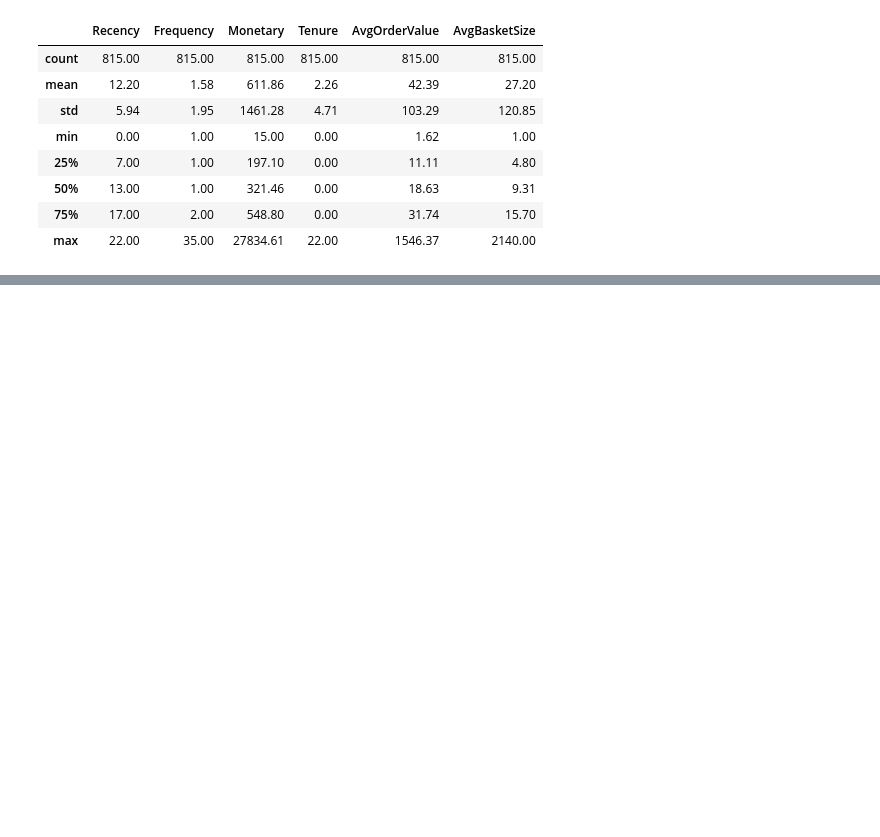
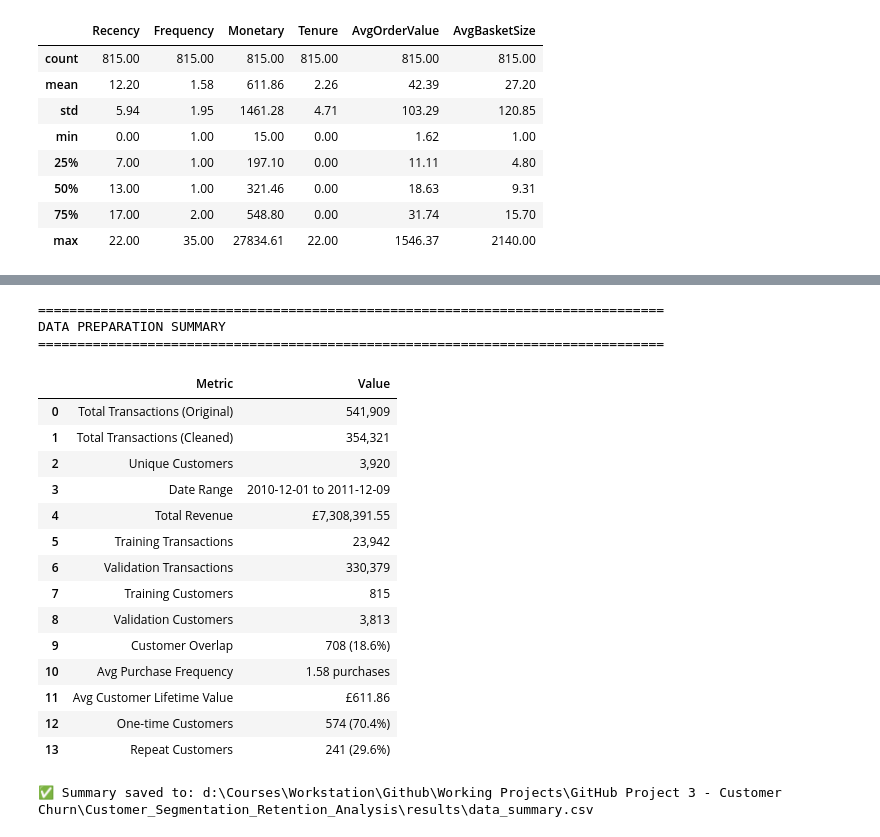
Before and after one commit to HarpinderC/ML-Business-Intelligence, a Jupyter notebook: customer-retention-analysis/notebooks/01_data_exploration.ipynb, the cells around one changed output, grey strips where cells are left out. Saved outputs shown, nothing was run; the diff lists cells and outputs as text; code cells hidden in the pictures; blank space fills up the shorter version.

```diff
--- a/customer-retention-analysis/notebooks/01_data_exploration.ipynb
+++ b/customer-retention-analysis/notebooks/01_data_exploration.ipynb
@@ -1099,0 +1289,70 @@ RFM Summary Statistics:
+# %%
+# ┌────────────────────────────────────────────────────────────┐
+# │ Final Summary Statistics                                  │
+# └────────────────────────────────────────────────────────────┘
+
+summary = {
+    'Metric': [
+        'Total Transactions (Original)',
+        'Total Transactions (Cleaned)',
+        'Unique Customers',
+        'Date Range',
+        'Total Revenue',
+        'Training Transactions',
+        'Validation Transactions',
+        'Training Customers',
+        'Validation Customers',
+        'Customer Overlap',
+        'Avg Purchase Frequency',
+        'Avg Customer Lifetime Value',
+        'One-time Customers',
+        'Repeat Customers'
+    ],
+    'Value': [
+        f"{len(df_raw):,}",
+        f"{len(purchases):,}",
+        f"{purchases['CustomerID'].nunique():,}",
+        f"{purchases['InvoiceDate'].min().date()} to {purchases['InvoiceDate'].max().date()}",
+        f"£{purchases['Revenue'].sum():,.2f}",
+        f"{len(train_data):,}",
+        f"{len(validation_data):,}",
+        f"{train_data['CustomerID'].nunique():,}",
+        f"{validation_data['CustomerID'].nunique():,}",
+        f"{len(overlap):,} ({len(overlap)/len(val_customers)*100:.1f}%)",
+        f"{rfm['Frequency'].mean():.2f} purchases",
+        f"£{rfm['Monetary'].mean():.2f}",
+        f"{(rfm['Frequency'] == 1).sum():,} ({(rfm['Frequency'] == 1).sum()/len(rfm)*100:.1f}%)",
+        f"{(rfm['Frequency'] > 1).sum():,} ({(rfm['Frequency'] > 1).sum()/len(rfm)*100:.1f}%)"
+    ]
+}
+
+summary_df = pd.DataFrame(summary)
+
+print("\n" + "="*80)
+print("DATA PREPARATION SUMMARY")
+print("="*80)
+display(summary_df)
+
+# Save summary
+summary_df.to_csv(DIR_RESULTS / 'outputs' / 'data_summary.csv', index=False)
+print("\n✅ Summary saved to:", DIR_RESULTS / 'data_summary.csv')
+# %% [output]
+================================================================================
+DATA PREPARATION SUMMARY
+================================================================================
+|  | Metric | Value |
+| 0 | Total Transactions (Original) | 541,909 |
+| 1 | Total Transactions (Cleaned) | 354,321 |
+| 2 | Unique Customers | 3,920 |
+| 3 | Date Range | 2010-12-01 to 2011-12-09 |
+| 4 | Total Revenue | £7,308,391.55 |
+| 5 | Training Transactions | 23,942 |
+| 6 | Validation Transactions | 330,379 |
+| 7 | Training Customers | 815 |
+| 8 | Validation Customers | 3,813 |
+| 9 | Customer Overlap | 708 (18.6%) |
+| 10 | Avg Purchase Frequency | 1.58 purchases |
+| 11 | Avg Customer Lifetime Value | £611.86 |
+| 12 | One-time Customers | 574 (70.4%) |
+| 13 | Repeat Customers | 241 (29.6%) |
+✅ Summary saved to: d:\Courses\Workstation\Github\Working Projects\GitHub Project 3 - Customer Churn\Customer_Segmentation_Retention_Analysis\results\data_summary.csv
```
Also changed, not shown: parts of 6 cells of this notebook, 2 other files.
